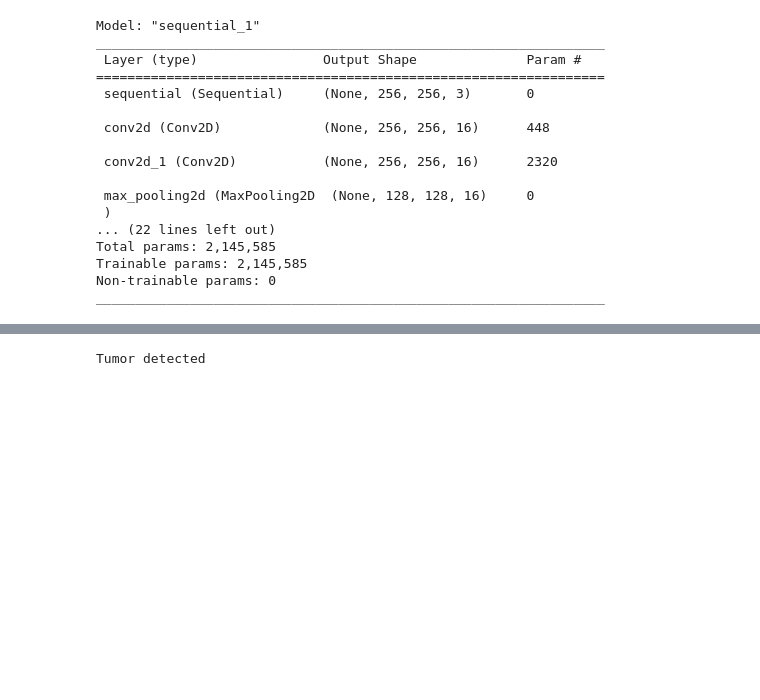
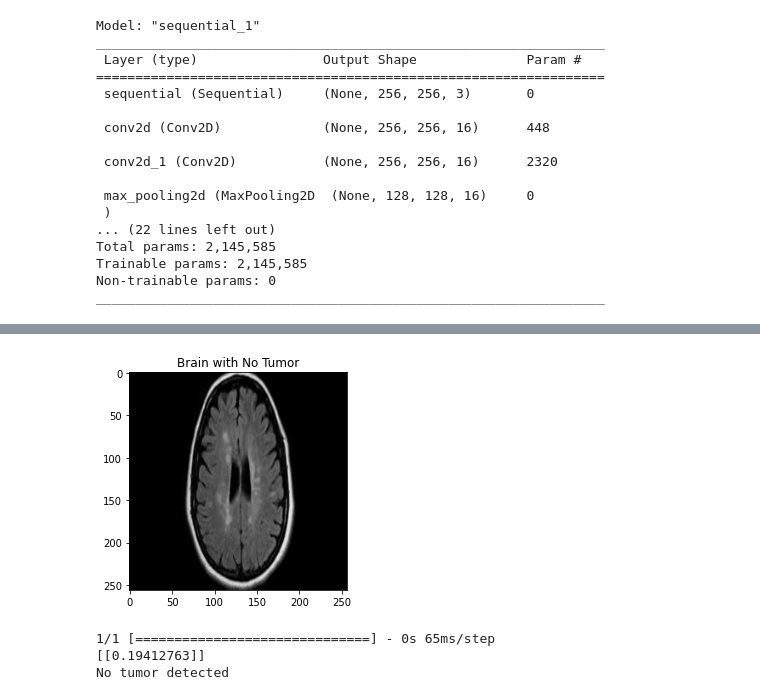
Before and after one commit to Fayjul/Machine-Learning, a Jupyter notebook: ML_project_brain_tumar_detection.ipynb, the cells around one changed output, grey strips where cells are left out. Drawn from its saved outputs; the diff is of its cells as text; code cells hidden in the pictures; blank space fills up the shorter version.

```diff
--- a/ML_project_brain_tumar_detection.ipynb
+++ b/ML_project_brain_tumar_detection.ipynb
@@ -262,7 +299,21 @@ array([[0.8680207]], dtype=float32)
+# %%
+img, label = test_data[0][0], test_data[1][0]
+plt.imshow(img)
+if label==1:
+    plt.title("Brain with Tumor")
+else:
+    plt.title("Brain with No Tumor")
+plt.show()
+# %% [output]
+[figure, added]
 # %%
-if y_hat < 0.5:
+y_pred = model.predict(np.expand_dims(img, 0))
+print(y_pred)
+if y_pred < 0.5:
     print("No tumor detected")
 else:
     print("Tumor detected")
 # %% [output]
-Tumor detected
+1/1 [==============================] - 0s 65ms/step
+[[0.19412763]]
+No tumor detected
```
Also changed, not shown: parts of 20 cells of this notebook.
